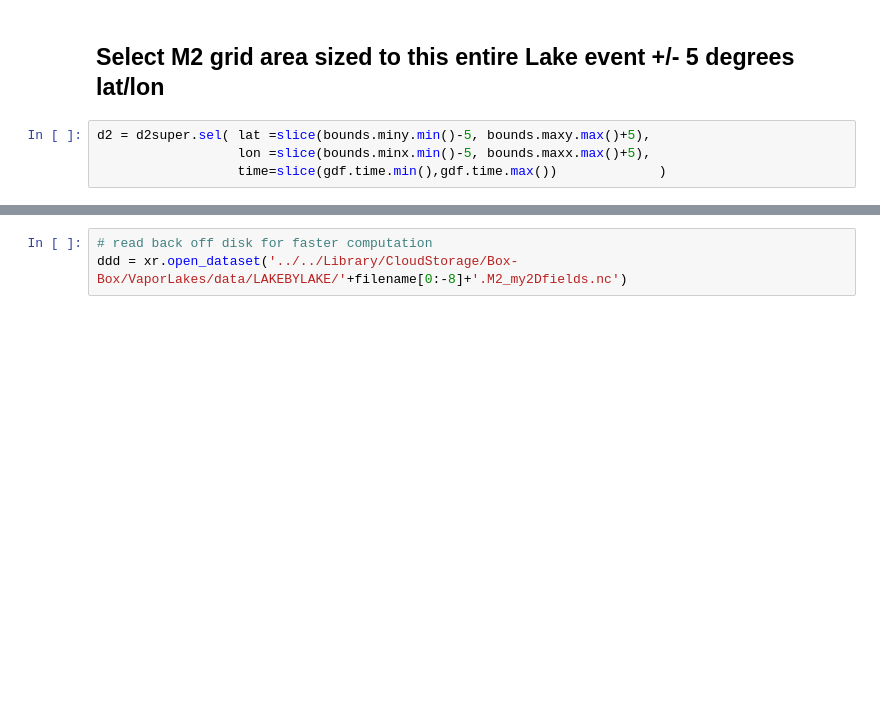
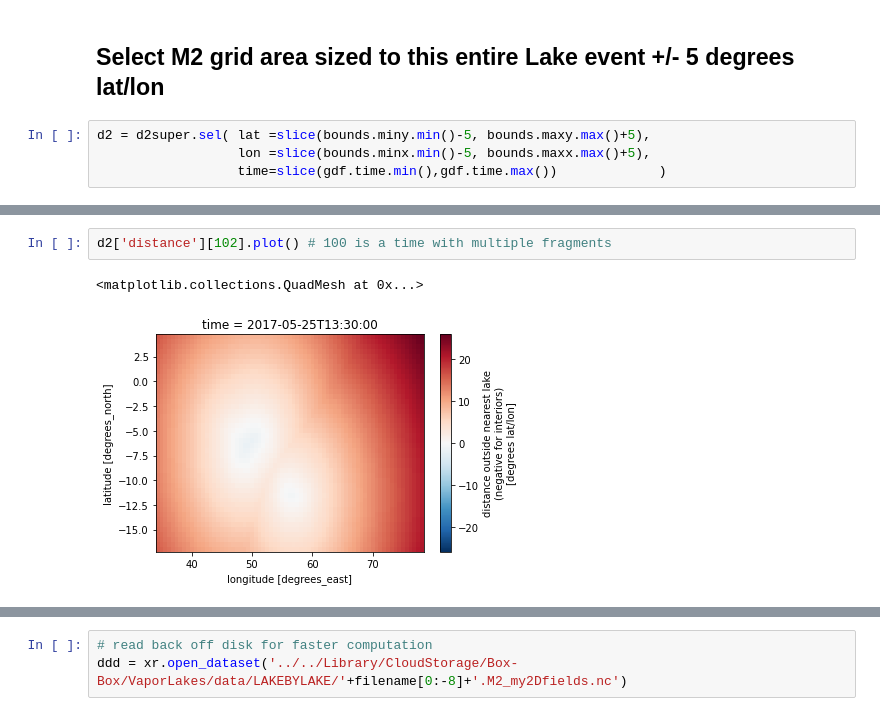
Before and after one commit to snigsam/VaporLakes, a Jupyter notebook: Distfields_from_alake.ipynb, the cells around one changed output, grey strips where cells are left out. Saved outputs shown, nothing was run; the diff lists cells and outputs as text; blank space fills up the shorter version.

```diff
--- a/Distfields_from_alake.ipynb
+++ b/Distfields_from_alake.ipynb
@@ -154,0 +244,5 @@ filename
+# %%
+d2['distance'][102].plot() # 100 is a time with multiple fragments
+# %% [output]
+<matplotlib.collections.QuadMesh at 0x...>
+[figure, added]
```
Also changed, not shown: parts of 18 cells of this notebook.
